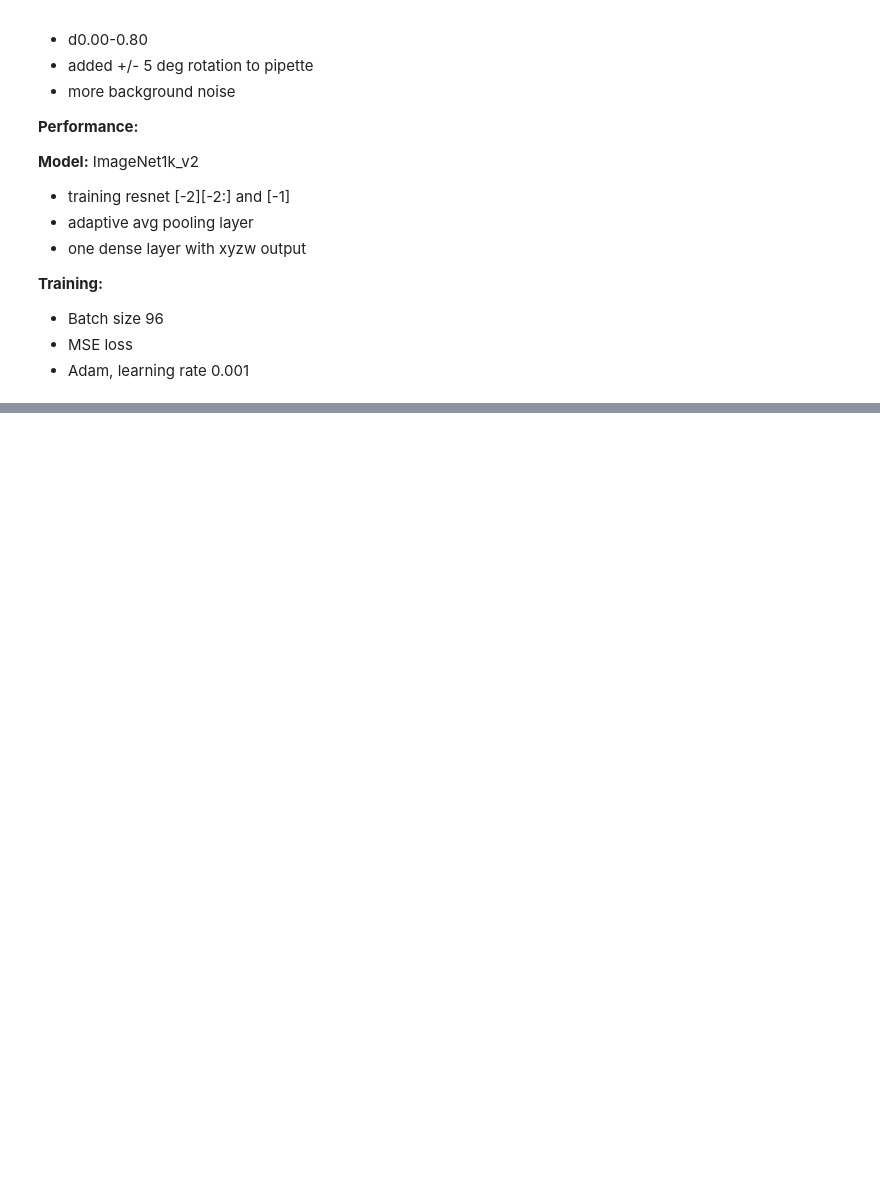
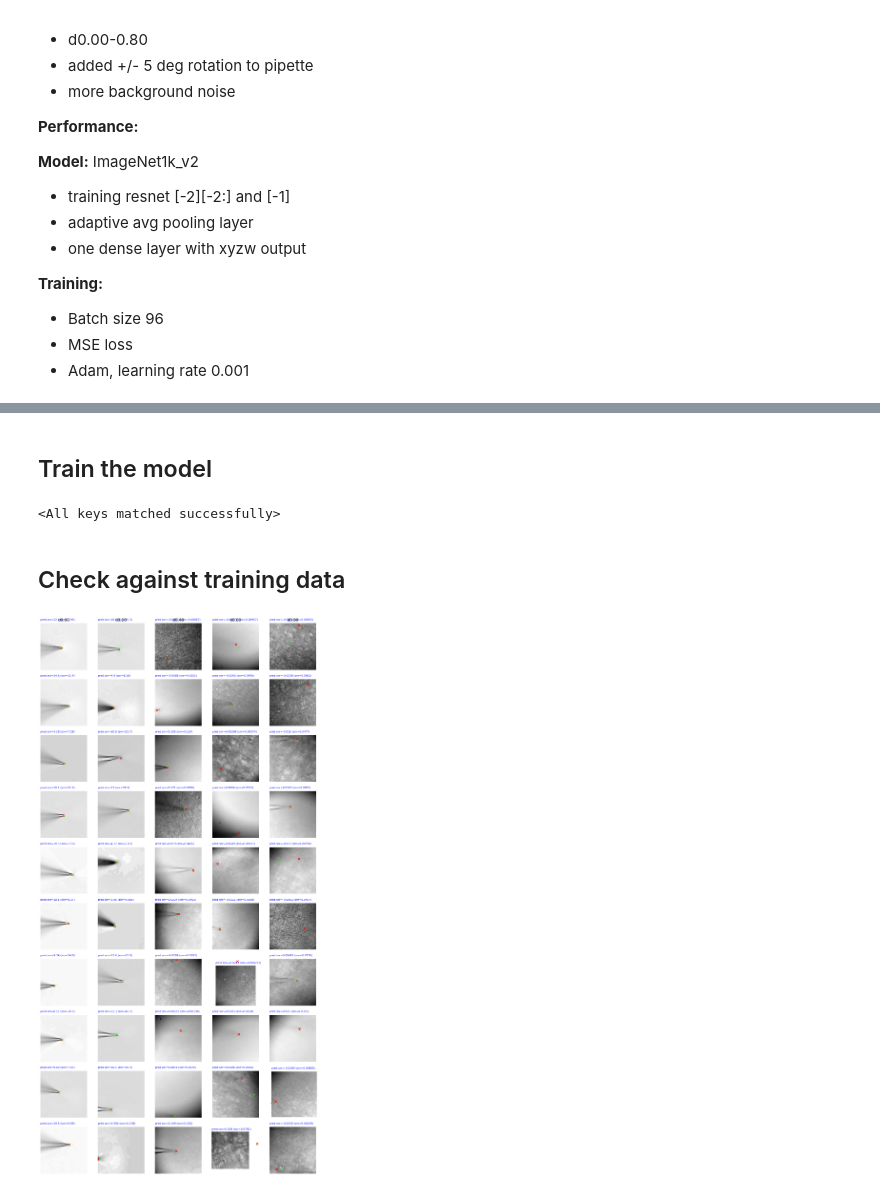
Before and after one commit to outofculture/pipette-detection, a Jupyter notebook: 04_more_increased_difficulty.ipynb, the cells around one changed output, grey strips where cells are left out. Saved outputs shown, nothing was run; the diff lists cells and outputs as text; code cells hidden in the pictures; blank space fills up the shorter version.

Commit message:
Add test data, wip on validation data

```diff
--- a/04_more_increased_difficulty.ipynb
+++ b/04_more_increased_difficulty.ipynb
@@ -27,6 +27,6 @@ import matplotlib.pyplot as plt
 save_path = "torch_models/04_more_increased_difficulty.pth"
 training_data_path = "training_data"
 # %%
-training_data = load_training_data(training_data_path)
-levels = list(training_data.levels.keys())
+all_training_data = load_training_data(training_data_path)
+levels = list(all_training_data.levels.keys())
 print(levels)
@@ -59,8 +61,8 @@ class PipetteDetector(nn.Module):
         # for param in self.resnet[-1][-1].parameters():
         #     param.requires_grad = True
 
-        # unfreeze thelast 6th-4rd blocks (30 layers)
-        for i in range(3):
+        # unfreeze thelast 9th-4rd blocks (60 layers)
+        for i in range(6):
             for param in self.resnet[-2][-i].parameters():
                 param.requires_grad = True
 
@@ -203,13 +230,13 @@ class TrainingHistory:
         result['accuracy_xy'] = result['n_correct_xy'] / result['batch_size']
         result['accuracy_z'] = result['n_correct_z'] / result['batch_size']
         return result
+# %% [markdown]
+## Train the model
 # %%
-
-# Train the model
-
 training_history = TrainingHistory()
 validation_history = TrainingHistory()
 try:
+    model.train()  # set model to training mode
     for i, data in enumerate(data_generator):
         # inputs is a 4D numpy array of shape (batch_size, height, width, channels), normalized to [0, 1]
         # labels is a 2D numpy array of shape (batch_size, 3), normalized using training_data.output_norm
@@ -271,36 +298,50 @@ print('Finished Training')
 fig, ax = plt.subplots(2, 1, sharex=True, figsize=(10, 6))
 training_history.plot(ax[0], ax[1], label='training')
 validation_history.plot(ax[0], ax[1], label='validation')
+# %%
+# reload model weights
+model.load_state_dict(torch.load(save_path))
+# %% [output]
+<All keys matched successfully>
+# %% [markdown]
+## Check against training data
 # %%
 shape = (10, len(training_data.levels))
 fig, ax = plt.subplots(shape[0], shape[1], figsize=(shape[1]*3, shape[0]*3))
 for i,level in enumerate(training_data.levels):
     ax[0, i].set_title(level)
 
 
-for j,level in enumerate(training_data.levels):
+n_examples = 100
+predictions = {}
+for col,level in enumerate(training_data.levels):
     training_level = training_data.get_level(level)
-    image, pip_pos = training_level[:shape[0]].get_arrays()
+    image, pip_pos = training_level[:n_examples].get_arrays()
     # inds = np.arange(len(image))
     # np.random.shuffle(inds)
     # image = image[inds]
     # pip_pos = pip_pos[inds]
 
     # pip_pos = training_data.output_norm.denormalize(pip_pos)
     # use model in inference mode to make prediction from image
-    model.eval()
+    model.eval()  # set model to inference mode
     with torch.no_grad():
         image_tensor = make_image_tensor(image)
         pred = model(image_tensor).cpu().numpy()
         pred = pos_normalizer.denormalize(pred)
 
-    for i in range(shape[0]):
-        axi = ax[i, j]
+    predictions[level] = {'image': image, 'pip_pos': pip_pos, 'pred': pred}
+    # select shape[0] random examples to plot
+    inds = np.random.choice(n_examples, shape[0], replace=False)
+    for row,ind in enumerate(inds):
+        axi = ax[row, col]
         # pred = training_data.output_norm.denormalize(model.model.predict(image))
-        axi.imshow(image[i], cmap='gray')
-        axi.scatter(pip_pos[i, 2], pip_pos[i, 1], color='red', s=12)
-        axi.scatter(pred[i, 2], pred[i, 1], color=(0.1, 1.0, 0.1), s=10)
-        snr_str = f'snr={pred[i, 3]:0.3g} ({pip_pos[i, 3]:0.3g})'
+        axi.imshow(image[ind], cmap='gray')
+        axi.scatter(pip_pos[ind, 2], pip_pos[ind, 1], color='red', s=40, marker='x')
+        axi.scatter(pred[ind, 2], pred[ind, 1], color=(0.1, 1.0, 0.1), s=10)
+        snr_str = f'pred snr={pred[ind, 3]:0.3g} (snr={pip_pos[ind, 3]:0.3g})'
         axi.axis('off')
         # add text
-        axi.text(0, 0, snr_str, fontsize=8, color='blue', verticalalignment='top')
+        axi.text(0, -40, snr_str, fontsize=8, color='blue', verticalalignment='top')
+# %% [output]
+[figure, added]
```
Also changed, not shown: parts of 11 cells of this notebook, 4 other files.
